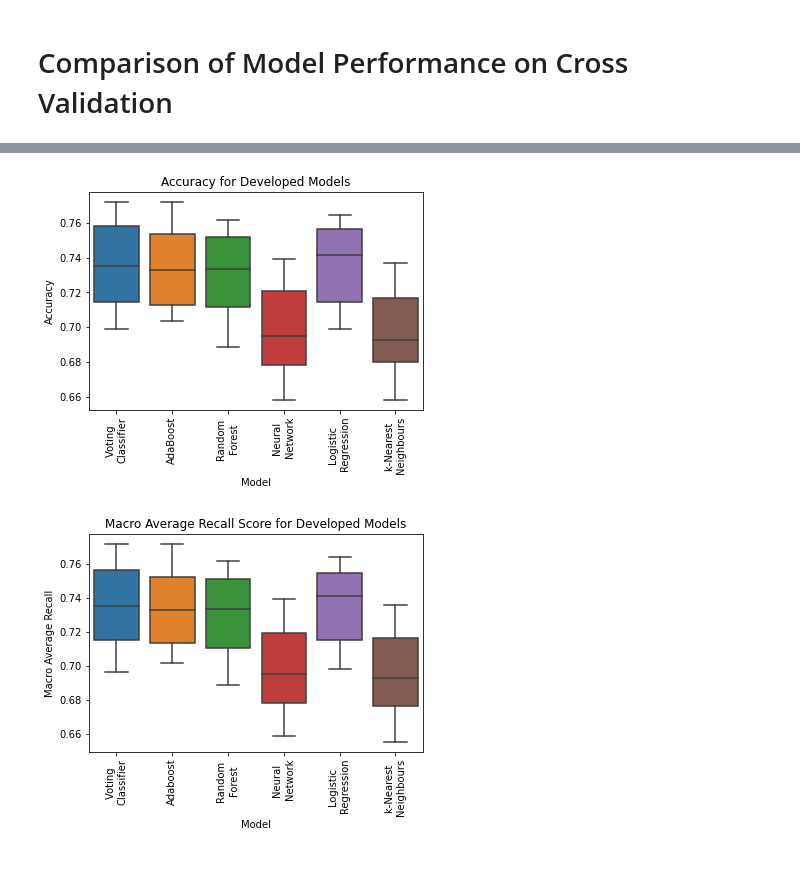
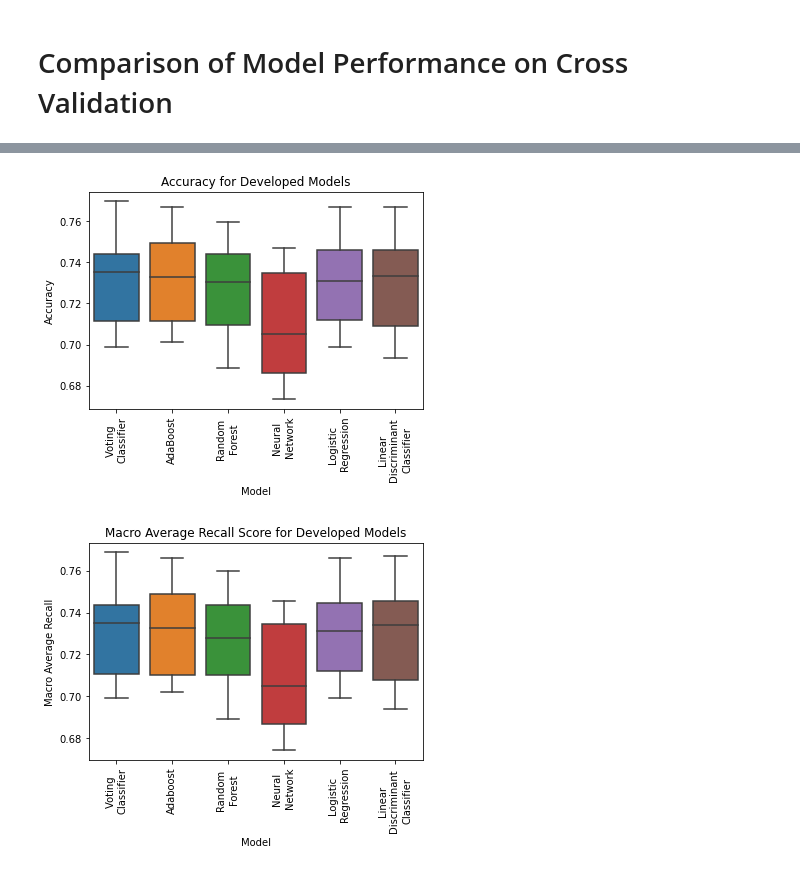
Before and after one commit to maxcollins1999/LOL-Data-Analysis, a Jupyter notebook: STAT2004 Assignment.ipynb, the cells around one changed output, grey strips where cells are left out. Cells and saved outputs as stored; diff of their text form; code cells hidden in the pictures.

Commit message:
Added LDA and removed linearly dependent columns. Added copula analysis

```diff
--- a/STAT2004 Assignment.ipynb
+++ b/STAT2004 Assignment.ipynb
@@ -169,7 +229,7 @@ Name: blueWins, dtype: int64
 numerical_transform = Pipeline(steps=[
     ('Scaler', StandardScaler()),
     ('PCA', PCA()),
-    ('Component Remover', ColumnRemover(rm_cols=[i for i in range(24,32)]))
+    ('Component Remover', ColumnRemover(rm_cols=[i for i in range(16,24)]))
 ])
 
 preprocessor = ColumnTransformer(transformers = [
@@ -219,17 +279,16 @@ x_test = test_data.drop('blueWins', axis=1)
 # %%
 #Optimising model in region about default values
 params = {
-    'KNN__n_neighbors' : [i for i in range(5,10)],
-    'KNN__leaf_size' : [i for i in range(25,35)]
+    'LDA__solver' : ['svd', 'lsqr', 'eigen']
 }
 
-knn = Pipeline(steps=[
+lda = Pipeline(steps=[
     ('Numeric Transformations', preprocessor),
-    ('KNN', KNeighborsClassifier())
+    ('LDA', LinearDiscriminantAnalysis())
 ])
 
-gd_sr = GridSearchCV(estimator=knn,param_grid=params,cv=cv,n_jobs=-1,scoring = macro_recall, verbose = 10)
+gd_sr = GridSearchCV(estimator=lda,param_grid=params,cv=cv,n_jobs=-1,scoring = macro_recall, verbose = 10)
 gd_sr.fit(x_train,y_train)
-knn = gd_sr.best_estimator_
+lda = gd_sr.best_estimator_
 print('Optimal Paramaters: ' + str(gd_sr.best_params_))
 # %% [output]
@@ -552,7 +649,7 @@ weighted avg       0.73      0.73      0.73      5928
 ## Voting Classifier
 # %%
 cvt = Pipeline(steps = [
-    ('VC', VotingClassifier(estimators=[('ad', cad),('lf', clf),('rf', crf)], voting='hard'))
+    ('VC', VotingClassifier(estimators=[('ad', cad),('lf', clf),('lda', lda)], voting='hard'))
 ])
 cvt = cvt.fit(x_train,y_train)
 # %%
@@ -615,8 +712,8 @@ rs['Neural Network - Macro Recall'] = cross_val_score(estimator=cnn,X=x_train,y=
 accs['Logistic Regression - Accuracy'] = cross_val_score(estimator=clf,X=x_train,y=y_train,scoring='accuracy',cv=cv, n_jobs=-1)
 rs['Logistic Regression - Macro Recall'] = cross_val_score(estimator=clf,X=x_train,y=y_train,scoring=macro_recall,cv=cv, n_jobs=-1)
 
-accs['k-Nearest Neighbours - Accuracy'] = cross_val_score(estimator=knn,X=x_train,y=y_train,scoring='accuracy',cv=cv,n_jobs=-1)
-rs['k-Nearest Neighbours - Macro Recall'] = cross_val_score(estimator=knn,X=x_train,y=y_train,scoring=macro_recall,cv=cv,n_jobs=-1)
+accs['Linear Discriminant Classifier - Accuracy'] = cross_val_score(estimator=lda,X=x_train,y=y_train,scoring='accuracy',cv=cv,n_jobs=-1)
+rs['Linear Discriminant Classifier - Macro Recall'] = cross_val_score(estimator=lda,X=x_train,y=y_train,scoring=macro_recall,cv=cv,n_jobs=-1)
 
 accs = pd.DataFrame(accs)
 rs = pd.DataFrame(rs)
@@ -651,18 +748,18 @@ rs
 # %%
 bplot = sbn.boxplot(data=accs.melt('trial'),x='variable',y='value')
-bplot.set_xticklabels(labels=['Voting \nClassifier', 'AdaBoost', 'Random \nForest','Neural \nNetwork','Logistic \nRegression','k-Nearest \nNeighbours'],rotation=90)
+bplot.set_xticklabels(labels=['Voting \nClassifier', 'AdaBoost', 'Random \nForest','Neural \nNetwork','Logistic \nRegression','Linear \nDiscriminant \nClassifier'],rotation=90)
 plt.title('Accuracy for Developed Models')
 plt.xlabel('Model')
 plt.ylabel('Accuracy')
 plt.show()
 # %% [output]
-[figure, old version]
+[figure, new version]
 # %%
 bplot = sbn.boxplot(data=rs.melt('trial'),x='variable',y='value')
-bplot.set_xticklabels(labels=['Voting \nClassifier', 'Adaboost', 'Random \nForest','Neural \nNetwork','Logistic \nRegression','k-Nearest \nNeighbours'],rotation=90)
+bplot.set_xticklabels(labels=['Voting \nClassifier', 'Adaboost', 'Random \nForest','Neural \nNetwork','Logistic \nRegression','Linear \nDiscriminant \nClassifier'],rotation=90)
 plt.title('Macro Average Recall Score for Developed Models')
 plt.xlabel('Model')
 plt.ylabel('Macro Average Recall')
 plt.show()
 # %% [output]
-[figure, old version]
+[figure, new version]
```
Also changed, not shown: parts of 43 cells of this notebook, 9 other files.
